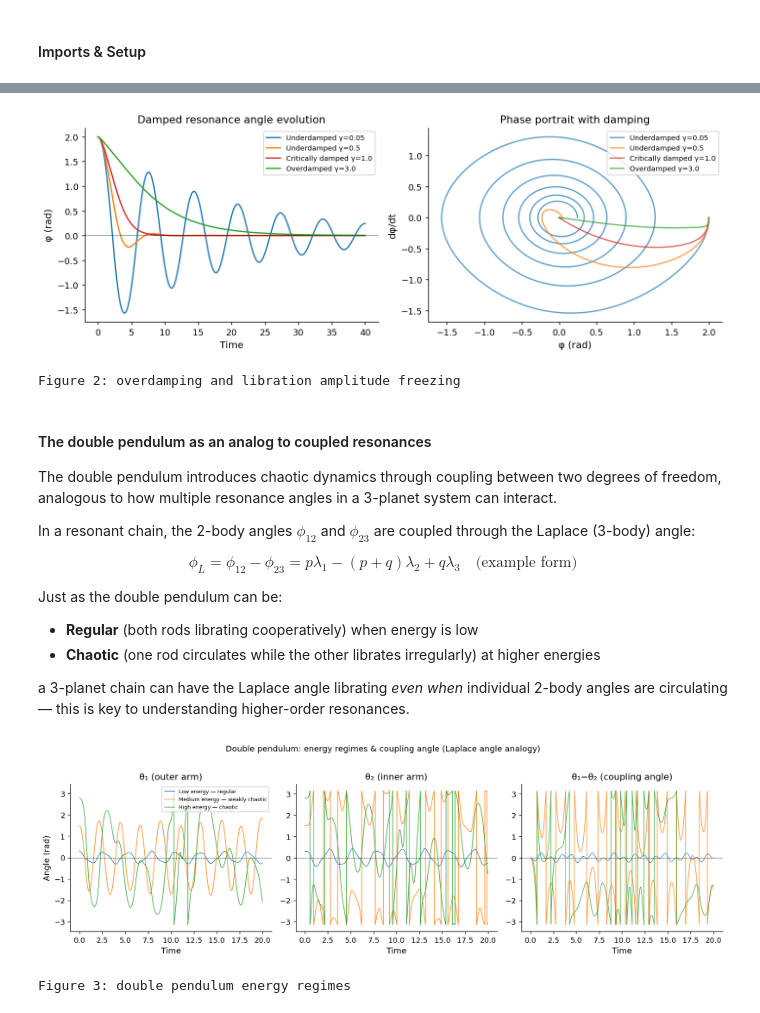
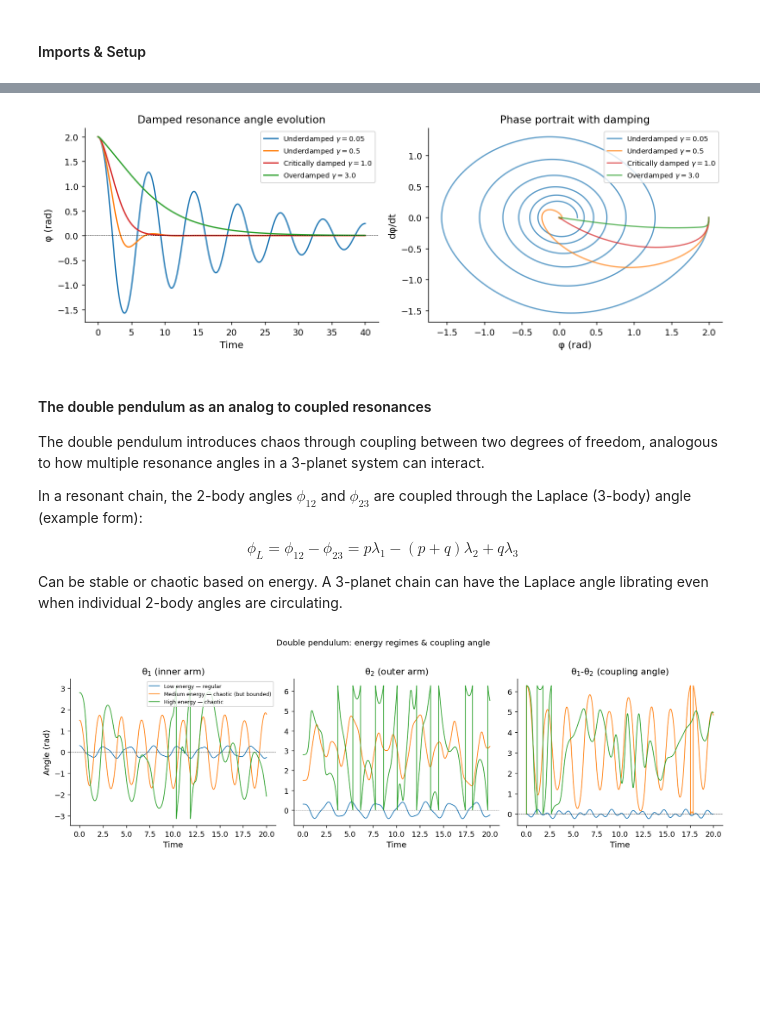
Before and after one commit to dchen10Git/uchi-exoplanets-2025, a Jupyter notebook: libration.ipynb, the cells around one changed output, grey strips where cells are left out. Cells and saved outputs as stored; diff of their text form; code cells hidden in the pictures; blank space fills up the shorter version.

```diff
--- a/libration.ipynb
+++ b/libration.ipynb
@@ -121,10 +116,10 @@ phi0, dphi0 = 2.0, 0.0
 t_eval = np.linspace(0, 40, 5000)
 
 gamma_cases = [
-    (0.05, "Underdamped γ=0.05", "C0"),
-    (0.5,  "Underdamped γ=0.5",  "C1"),
-    (1.0,  "Critically damped γ=1.0", "C3"),
-    (3.0,  "Overdamped γ=3.0",   "C2"),
+    (0.05, "Underdamped $\gamma=0.05$", "C0"),
+    (0.5,  "Underdamped $\gamma=0.5$",  "C1"),
+    (1.0,  "Critically damped $\gamma=1.0$", "C3"),
+    (3.0,  "Overdamped $\gamma=3.0$",   "C2"),
 ]
 
 fig, axes = plt.subplots(1, 2, figsize=(11, 4))
@@ -148,29 +143,20 @@ axes[1].set_title("Phase portrait with damping")
 axes[1].legend(fontsize=8)
 
 plt.tight_layout()
-plt.savefig("fig2_damping.png", bbox_inches="tight")
 plt.show()
-print("Figure 2: overdamping and libration amplitude freezing")
 # %% [output]
-[figure, old version]
+[figure, new version]
-Figure 2: overdamping and libration amplitude freezing
 # %% [markdown]
 #### The double pendulum as an analog to coupled resonances
 
-The double pendulum introduces chaotic dynamics through coupling between two degrees of freedom,
-analogous to how multiple resonance angles in a 3-planet system can interact.
+The double pendulum introduces chaos through coupling between two degrees of freedom, analogous to how multiple resonance angles in a 3-planet system can interact.
 
 In a resonant chain, the 2-body angles $\phi_{12}$ and $\phi_{23}$ are coupled through
-the Laplace (3-body) angle:
+the Laplace (3-body) angle (example form):
 
-$$\phi_L = \phi_{12} - \phi_{23} = p\lambda_1 - (p+q)\lambda_2 + q\lambda_3 \quad \text{(example form)}$$
+$$\phi_L = \phi_{12} - \phi_{23} = p\lambda_1 - (p+q)\lambda_2 + q\lambda_3$$
 
-Just as the double pendulum can be:
-- **Regular** (both rods librating cooperatively) when energy is low
-- **Chaotic** (one rod circulates while the other librates irregularly) at higher energies
-
-a 3-planet chain can have the Laplace angle librating *even when* individual 2-body
-angles are circulating — this is key to understanding higher-order resonances.
+Can be stable or chaotic based on energy. A 3-planet chain can have the Laplace angle librating even when individual 2-body angles are circulating.
 # %%
 def double_pendulum_rhs(t, y, l1, l2, m1, m2, g=9.81):
     th1, w1, th2, w2 = y
@@ -193,44 +179,47 @@ def double_pendulum_rhs(t, y, l1, l2, m1, m2, g=9.81):
 
 t_eval = np.linspace(0, 20, 8000)
 
 dp_cases = [
-    (0.3, 0.0, 0.3, 0.0,  "Low energy — regular",    "C0"),
-    (1.5, 0.0, 1.5, 0.0,  "Medium energy — weakly chaotic", "C1"),
+    # initial θ1, ω1, θ2, ω2 (angles & angular vel)
+    (0.3, 0, 0.3, 0.0,  "Low energy — regular",    "C0"),
+    (1.5, 0.0, 1.5, 0.0,  "Medium energy — chaotic (but bounded)", "C1"),
     (2.8, 0.0, 2.8, 0.0,  "High energy — chaotic",   "C2"),
 ]
 
 fig, axes = plt.subplots(1, 3, figsize=(13, 4))
 
 for th10, w10, th20, w20, label, color in dp_cases:
     y0 = [th10, w10, th20, w20]
     sol = solve_ivp(double_pendulum_rhs, (0, 20), y0,
                     args=(1.0, 1.0, 1.0, 1.0), t_eval=t_eval, max_step=0.005,
                     method="RK45", rtol=1e-9, atol=1e-10)
     th1 = sol.y[0]
     th2 = sol.y[2]
     # Coupling angle: th1 - th2 (analogous to Laplace angle)
     phi_L = (th1 - th2 + np.pi) % (2*np.pi) - np.pi
 
-    axes[0].plot(sol.t, (th1+np.pi)%(2*np.pi)-np.pi, color=color, lw=0.8, label=label)
-    axes[1].plot(sol.t, (th2+np.pi)%(2*np.pi)-np.pi, color=color, lw=0.8, label=label)
-    axes[2].plot(sol.t, phi_L, color=color, lw=0.8, alpha=0.9, label=label)
+    axes[0].plot(sol.t, (th1+np.pi)%(2*np.pi)-np.pi, color=color, lw=1, label=label)
 
-for ax, title in zip(axes, ["θ₁ (outer arm)", "θ₂ (inner arm)", "θ₁−θ₂ (coupling angle)"]):
+    if color != "C0": # outer arm case and coupling angle
+        axes[1].plot(sol.t, ((th2+np.pi)%(2*np.pi)+np.pi)%(2*np.pi), color=color, lw=1, label=label)
+        axes[2].plot(sol.t, (phi_L+2*np.pi)%(2*np.pi), color=color, lw=1, label=label)
+    else:
+        axes[1].plot(sol.t, (th2+np.pi)%(2*np.pi)-np.pi, color=color, lw=1, label=label)
+        axes[2].plot(sol.t, phi_L, color=color, lw=1, label=label)
+
+for ax, title in zip(axes, ["θ$_1$ (inner arm)", "θ$_2$ (outer arm)", "θ$_1$-θ$_2$ (coupling angle)"]):
     ax.set_title(title)
     ax.set_xlabel("Time")
     ax.axhline(0, color="k", lw=0.4, ls="--")
 axes[0].set_ylabel("Angle (rad)")
 axes[0].legend(fontsize=7, loc="upper right")
 
-plt.suptitle("Double pendulum: energy regimes & coupling angle (Laplace angle analogy)",
+plt.suptitle("Double pendulum: energy regimes & coupling angle",
              y=1.02, fontsize=11)
 plt.tight_layout()
-plt.savefig("fig3_double_pendulum.png", bbox_inches="tight")
 plt.show()
-print("Figure 3: double pendulum energy regimes")
 # %% [output]
-[figure, old version]
+[figure, new version]
-Figure 3: double pendulum energy regimes
 # %% [markdown]
 #### Two-body resonance angles — analytic definition and REBOUND demo
 
```
Also changed, not shown: parts of 15 cells of this notebook.
